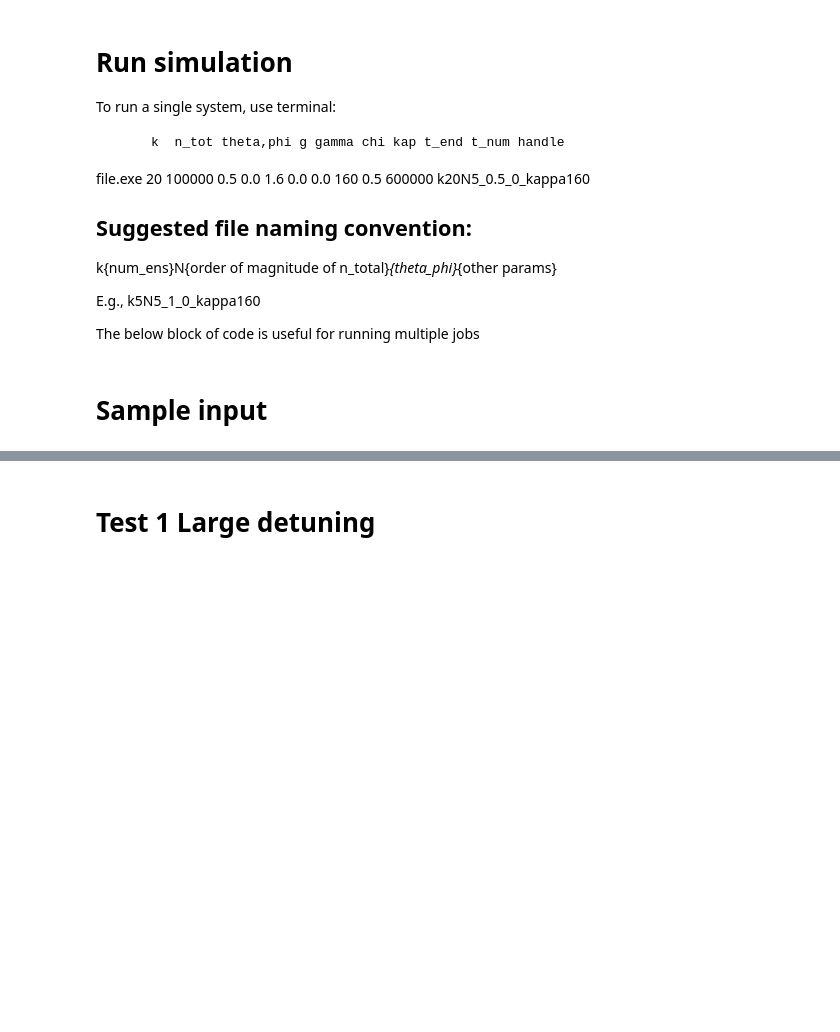
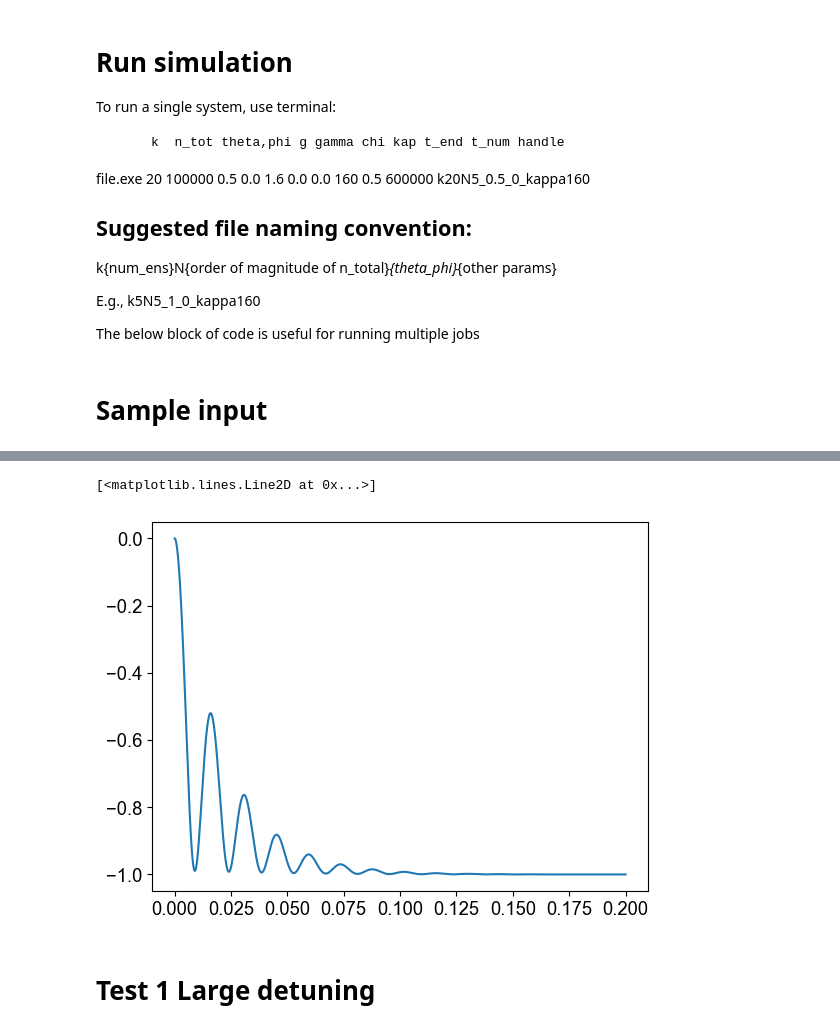
Before and after one commit to VodkaSin/Cuda_C_spin_sync, a Jupyter notebook: CUDA_code/cuda_run.ipynb, the cells around one changed output, grey strips where cells are left out. Cells and saved outputs as stored; diff of their text form; code cells hidden in the pictures; blank space fills up the shorter version.

```diff
--- a/CUDA_code/cuda_run.ipynb
+++ b/CUDA_code/cuda_run.ipynb
@@ -60,21 +61,23 @@ The below block of code is useful for running multiple jobs
 # Sample input
 #############################################################
 detunings = [[50]]
+thetas = [[0.5]] # Value between 0 and 1 for ground and excited
 # Generate a list of detuning profile with k = 10,20,30,40,50
 N_tot = 50000
-theta_0 = 1
+theta_0 = 1.0
 phi_0 = 0.0
 coup_a_0 = 1.0
 gamma_a_0 = 0.0
 chi_a_0 = 0.0
 kappa_c_0 = 100.0
 t_max = 0.2
-t_num = 60000
+t_num = 40000
 det_dict = {}
 handle_list = []
 
 for i in range(len(detunings)):
     np.savetxt(f"Detuning.dat", detunings[i], delimiter="\t")
+    np.savetxt(f"Sz_init.dat", thetas[i], delimiter="\t")
     num_ens = len(detunings[i])
     params = str((f'{num_ens} {N_tot} {theta_0} {phi_0} {coup_a_0} ')
                 +(f'{gamma_a_0} {chi_a_0} {kappa_c_0} {t_max} {t_num}'))
@@ -100,6 +122,11 @@ time_list = [results[i][0] for i in range(n_tests)]
 sz_list = [results[i][1] for i in range(n_tests)] # Population inversion
 coherence_list = [results[i][2] for i in range(n_tests)] # Coherence with class 0
 photon_list = [results[i][3] for i in range(n_tests)] # Intracavity photon number
+# %%
+plt.plot(time_list[0], sz_list[0])
+# %% [output]
+[<matplotlib.lines.Line2D at 0x...>]
+[figure, added]
 # %% [markdown]
 # Test 1 Large detuning
 # %%
```
Also changed, not shown: parts of 5 cells of this notebook, 2 other files.
